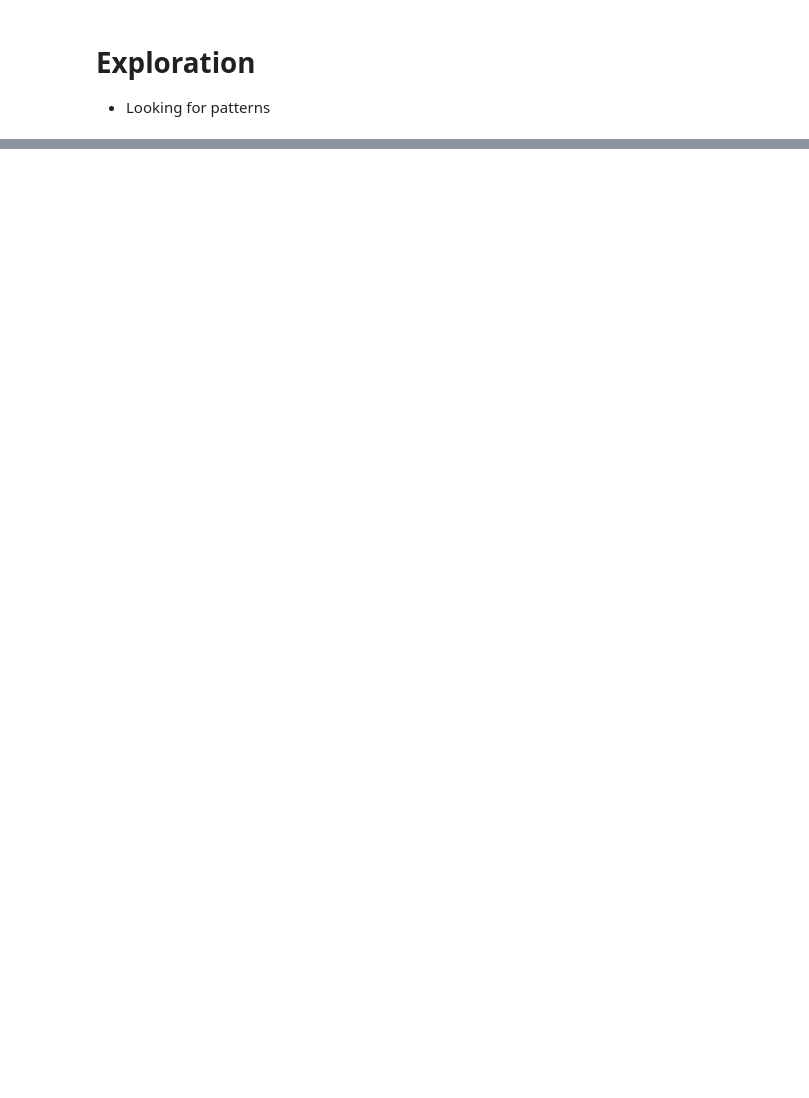
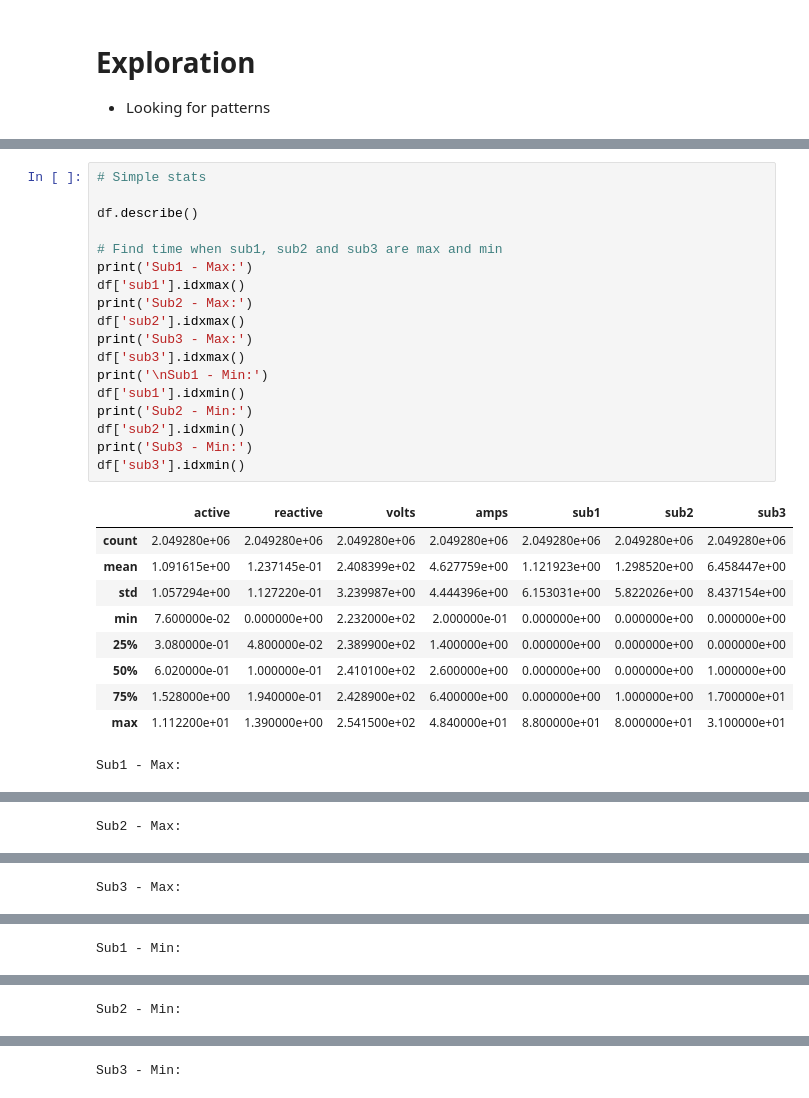
Before and after one commit to dsjstc/EnergyPrj, a Jupyter notebook: ExplorationPlots.ipynb, the cells around one changed output, grey strips where cells are left out. Saved outputs shown, nothing was run; the diff lists cells and outputs as text; blank space fills up the shorter version.

```diff
--- a/ExplorationPlots.ipynb
+++ b/ExplorationPlots.ipynb
@@ -11,0 +51,29 @@ df = pd.read_pickle('alldata.pickle')
+# %%
+# Simple stats
+
+df.describe()
+
+# Find time when sub1, sub2 and sub3 are max and min
+print('Sub1 - Max:')
+df['sub1'].idxmax()
+print('Sub2 - Max:')
+df['sub2'].idxmax()
+print('Sub3 - Max:')
+df['sub3'].idxmax()
+print('\nSub1 - Min:')
+df['sub1'].idxmin()
+print('Sub2 - Min:')
+df['sub2'].idxmin()
+print('Sub3 - Min:')
+df['sub3'].idxmin()
+# %% [output]
+|  | active | reactive | volts | amps | sub1 | sub2 | sub3 |
+| count | 2.049280e+06 | 2.049280e+06 | 2.049280e+06 | 2.049280e+06 | 2.049280e+06 | 2.049280e+06 | 2.049280e+06 |
+| mean | 1.091615e+00 | 1.237145e-01 | 2.408399e+02 | 4.627759e+00 | 1.121923e+00 | 1.298520e+00 | 6.458447e+00 |
+| std | 1.057294e+00 | 1.127220e-01 | 3.239987e+00 | 4.444396e+00 | 6.153031e+00 | 5.822026e+00 | 8.437154e+00 |
+| min | 7.600000e-02 | 0.000000e+00 | 2.232000e+02 | 2.000000e-01 | 0.000000e+00 | 0.000000e+00 | 0.000000e+00 |
+| 25% | 3.080000e-01 | 4.800000e-02 | 2.389900e+02 | 1.400000e+00 | 0.000000e+00 | 0.000000e+00 | 0.000000e+00 |
+| 50% | 6.020000e-01 | 1.000000e-01 | 2.410100e+02 | 2.600000e+00 | 0.000000e+00 | 0.000000e+00 | 1.000000e+00 |
+| 75% | 1.528000e+00 | 1.940000e-01 | 2.428900e+02 | 6.400000e+00 | 0.000000e+00 | 1.000000e+00 | 1.700000e+01 |
+| max | 1.112200e+01 | 1.390000e+00 | 2.541500e+02 | 4.840000e+01 | 8.800000e+01 | 8.000000e+01 | 3.100000e+01 |
+Sub1 - Max:
@@ -11,0 +81 @@ df = pd.read_pickle('alldata.pickle')
+Sub2 - Max:
@@ -11,0 +83 @@ df = pd.read_pickle('alldata.pickle')
+Sub3 - Max:
@@ -11,0 +85 @@ df = pd.read_pickle('alldata.pickle')
+Sub1 - Min:
@@ -11,0 +87 @@ df = pd.read_pickle('alldata.pickle')
+Sub2 - Min:
@@ -11,0 +89 @@ df = pd.read_pickle('alldata.pickle')
+Sub3 - Min:
```
Also changed, not shown: parts of 9 cells of this notebook, 2 other files.
